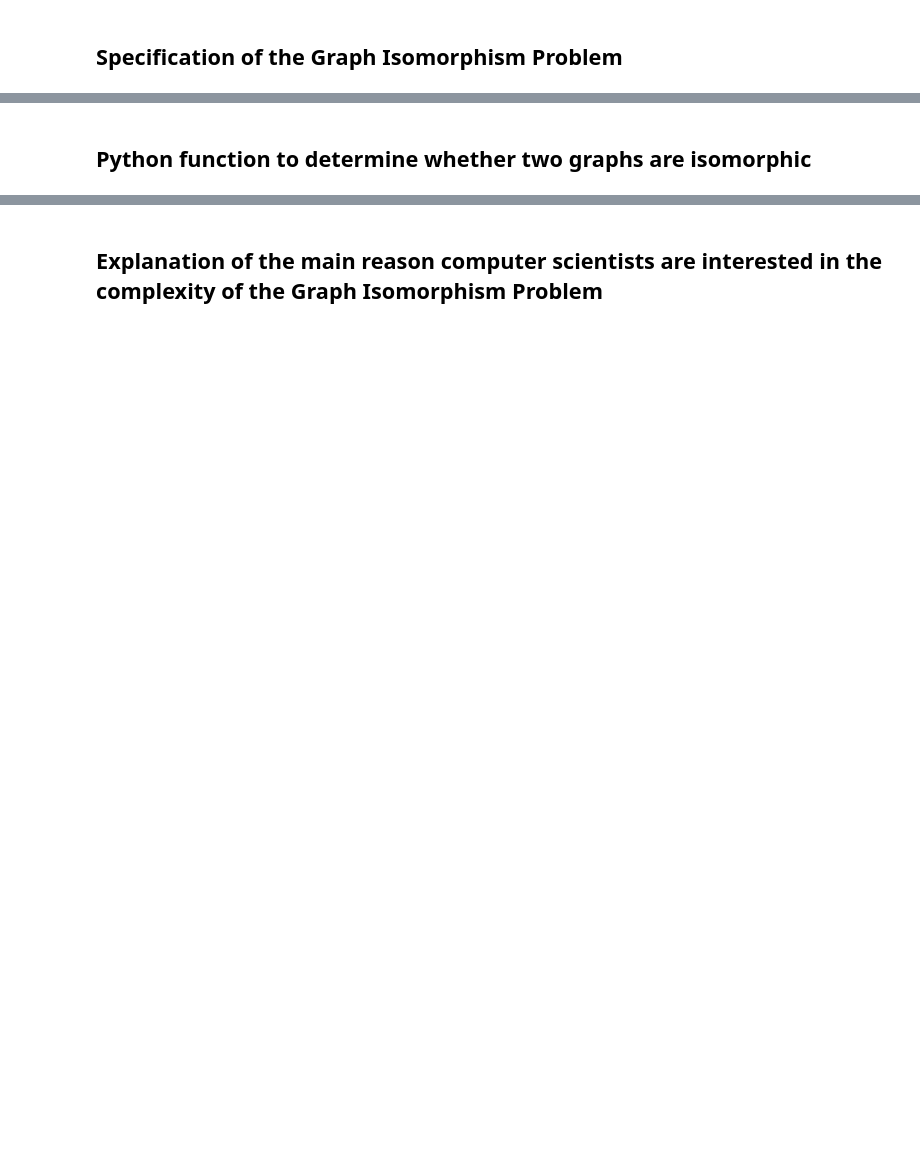
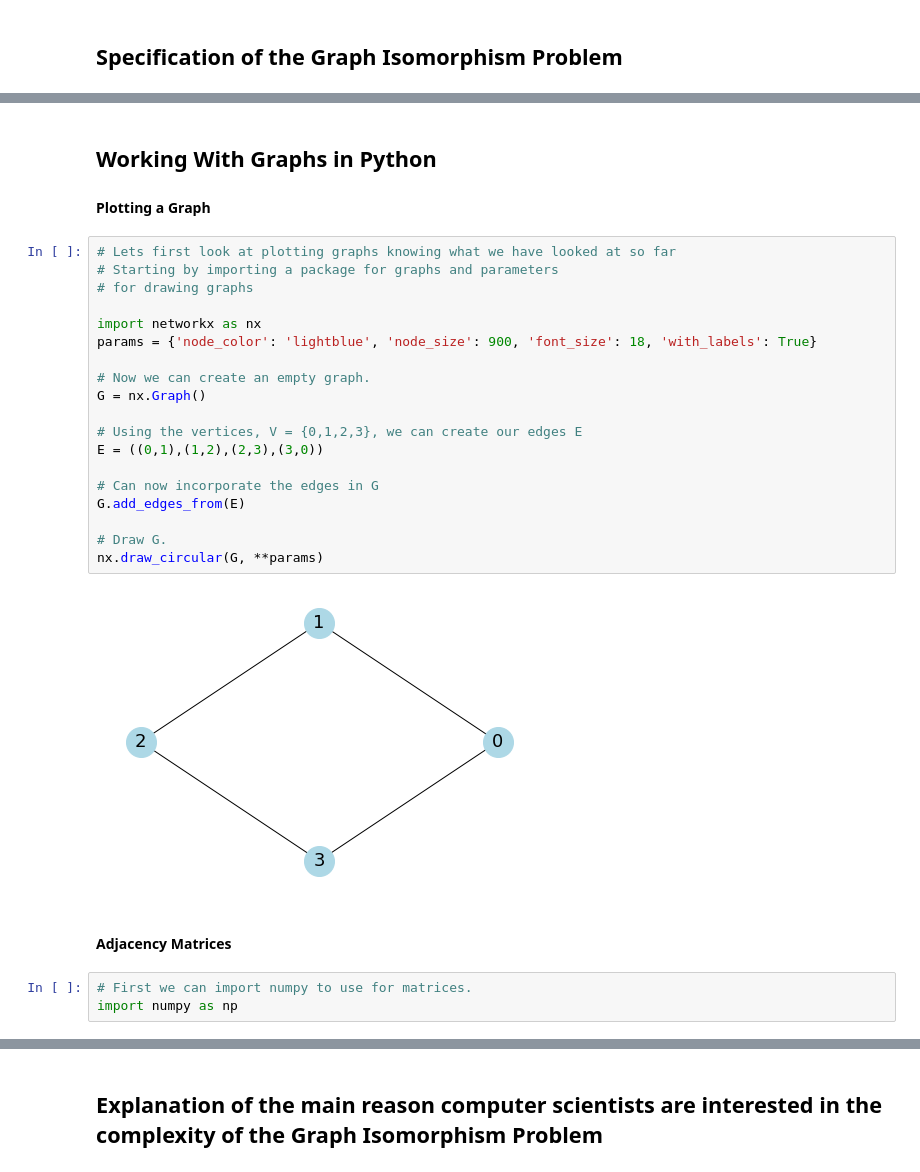
Before and after one commit to DavidFitzharris/GraphTheory_FinalAssign, a Jupyter notebook: Graph_Isomorphism.ipynb, the cells around one changed output, grey strips where cells are left out. Cells and saved outputs as stored; diff of their text form; blank space fills up the shorter version.

Commit message:
Python added to GI

```diff
--- a/Graph_Isomorphism.ipynb
+++ b/Graph_Isomorphism.ipynb
@@ -70,5 +96,32 @@
 <p><i>Ref: https://en.wikipedia.org/wiki/Bijection<br>
     GMIT Y3 Graph Theory with Dr Ian McLoughlin
     </i></p>
-# %% [markdown]
-## Python function to determine whether two graphs are isomorphic
+# %% [markdown]
+## Working With Graphs in Python
+#### Plotting a Graph
+# %%
+# Lets first look at plotting graphs knowing what we have looked at so far
+# Starting by importing a package for graphs and parameters
+# for drawing graphs
+
+import networkx as nx
+params = {'node_color': 'lightblue', 'node_size': 900, 'font_size': 18, 'with_labels': True}
+
+# Now we can create an empty graph.
+G = nx.Graph()
+
+# Using the vertices, V = {0,1,2,3}, we can create our edges E
+E = ((0,1),(1,2),(2,3),(3,0))
+
+# Can now incorporate the edges in G
+G.add_edges_from(E)
+
+# Draw G.
+nx.draw_circular(G, **params)
+# %% [output]
+[figure, added]
+# %% [markdown]
+#### Adjacency Matrices
+# %%
+# First we can import numpy to use for matrices.
+import numpy as np
```
Also changed, not shown: parts of 15 cells of this notebook, 1 other file.
